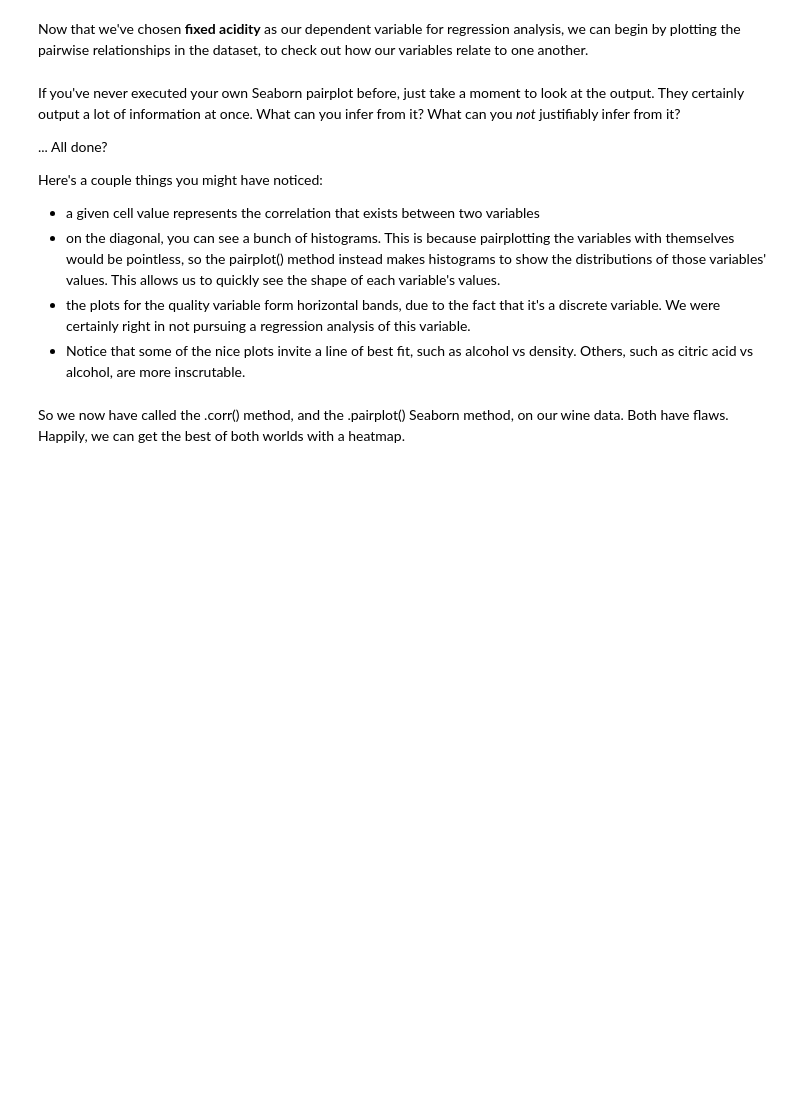
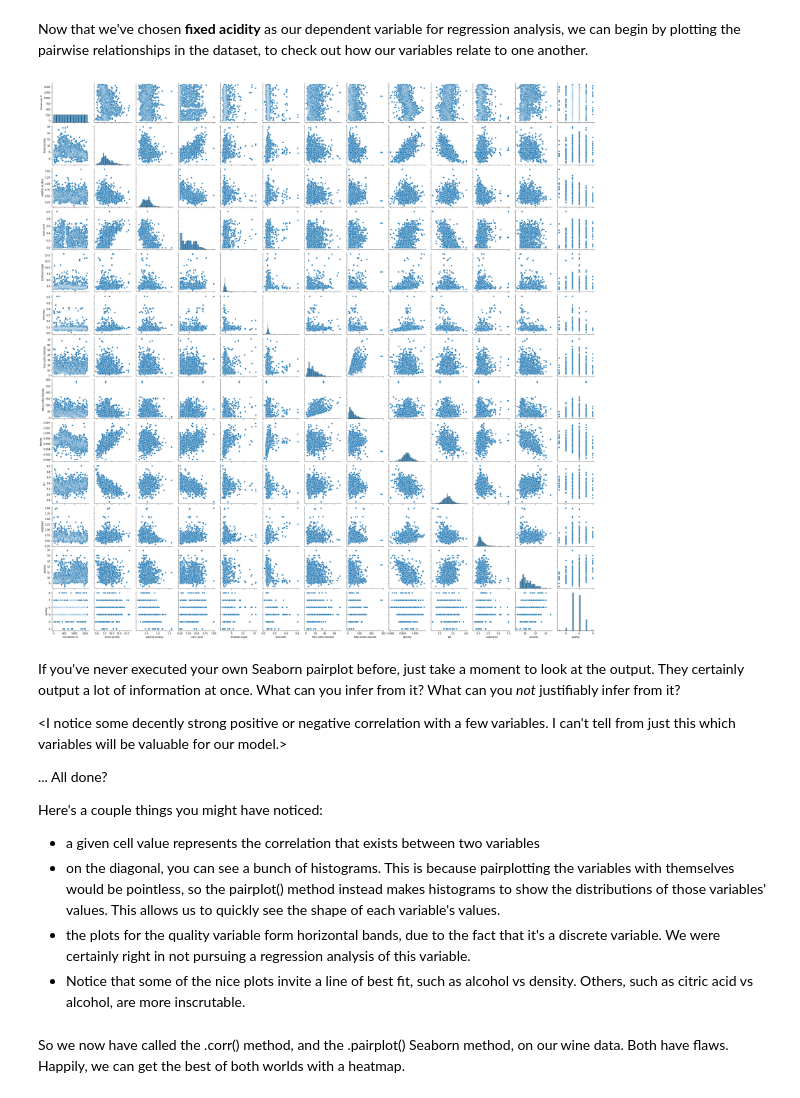
Before and after one commit to BrettlyCD/linear-regression, a Jupyter notebook: Springboard Regression Case Study - the Red Wine Dataset - Tier 3.ipynb, the cells around one changed output. Drawn from its saved outputs; the diff is of its cells as text; code cells hidden in the pictures; blank space fills up the shorter version.

Commit message:
Explore correlation between variables.

```diff
--- a/Springboard Regression Case Study - the Red Wine Dataset - Tier 3.ipynb
+++ b/Springboard Regression Case Study - the Red Wine Dataset - Tier 3.ipynb
@@ -210,9 +210,14 @@ The heading of this stage of the data science pipeline ('Cleaning, Transforming,
 Now that we've chosen **fixed acidity** as our dependent variable for regression analysis, we can begin by plotting the pairwise relationships in the dataset, to check out how our variables relate to one another.
 # %%
 # Make a pairplot of the wine data
-_ _ _
+sns.pairplot(wine)
+plt.show()
+# %% [output]
+[figure, added]
 # %% [markdown]
 If you've never executed your own Seaborn pairplot before, just take a moment to look at the output. They certainly output a lot of information at once. What can you infer from it? What can you *not* justifiably infer from it?
+
+<I notice some decently strong positive or negative correlation with a few variables. I can't tell from just this which variables will be valuable for our model.>
 
 ... All done?
 
```
Also changed, not shown: parts of 5 cells of this notebook.
